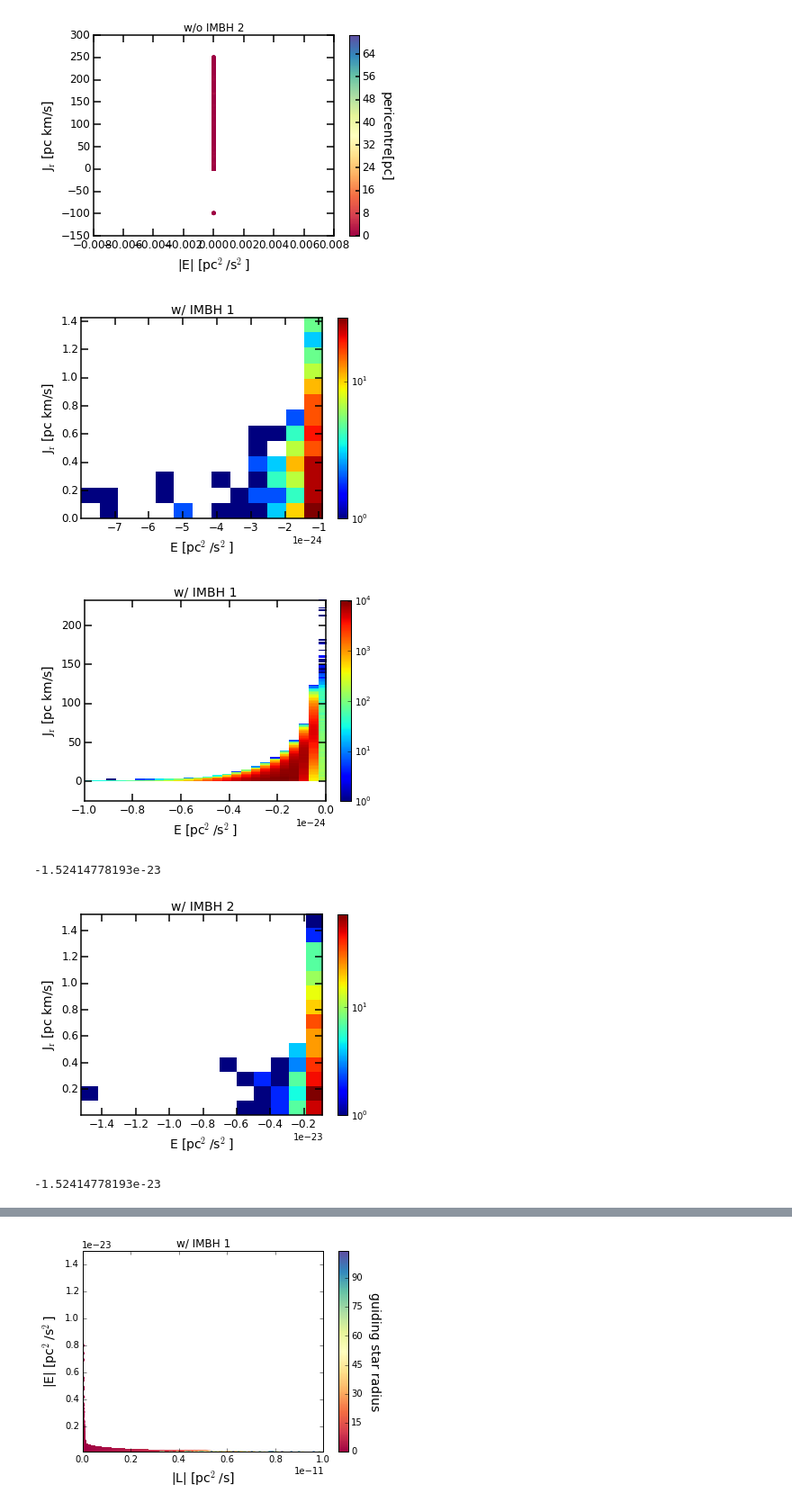
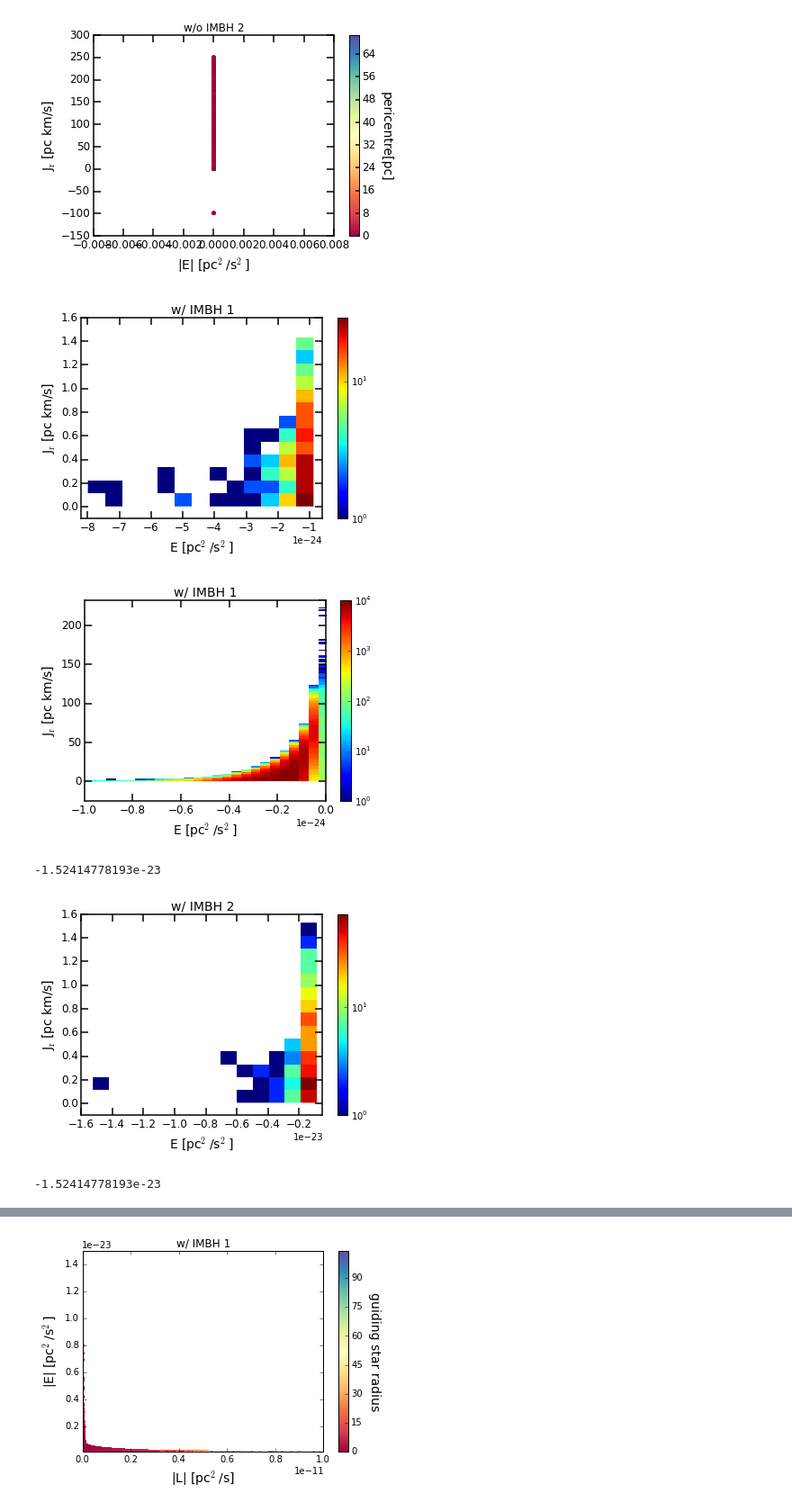
Before and after one commit to sophialilleengen/GC_actions, a Jupyter notebook: action_plots.ipynb, the cells around one changed output, grey strips where cells are left out. Shown at 90% size. Saved outputs shown, nothing was run; the diff lists cells and outputs as text; code cells hidden in the pictures.

```diff
--- a/action_plots.ipynb
+++ b/action_plots.ipynb
@@ -863,7 +873,8 @@ ax.set_xlabel('E [pc$^2$/s$^2$]',fontsize=14)
 ax.set_ylabel('J$_\mathrm{r}$ [pc km/s]',fontsize=14)
 ax.set_title('w/ IMBH 1',fontsize=14)
 #ax.set_ylim(-10,)
-#ax.set_xlim(right=0.3e-24)
+ax.set_xlim(-8.2e-24,-0.6e-24)
+ax.set_ylim(-0.1,1.6)
 
 ax.spines['top'].set_linewidth(1.5)
 ax.spines['right'].set_linewidth(1.5)
@@ -908,7 +919,8 @@ ax.set_xlabel('E [pc$^2$/s$^2$]',fontsize=14)
 ax.set_ylabel('J$_\mathrm{r}$ [pc km/s]',fontsize=14)
 ax.set_title('w/ IMBH 2',fontsize=14)
 #.set_ylim(-10,)
-#ax.set_xlim(-1.6e-23,5e-25)
+ax.set_xlim(-1.6e-23,-5e-25)
+ax.set_ylim(-0.1,1.6)
 
 ax.spines['top'].set_linewidth(1.5)
 ax.spines['right'].set_linewidth(1.5)
@@ -932,7 +944,7 @@ ax.set_xlabel('E [pc$^2$/s$^2$]',fontsize=14)
 ax.set_ylabel('J$_\mathrm{r}$ [pc km/s]',fontsize=14)
 ax.set_title('w/ IMBH 2',fontsize=14)
 ax.set_ylim(-10,)
-ax.set_xlim(-0.2e-23,5e-25)
+ax.set_xlim(-0.2e-23,-5e-25)
 
 ax.spines['top'].set_linewidth(1.5)
 ax.spines['right'].set_linewidth(1.5)
@@ -959,35 +971,35 @@ ax.spines['top'].set_linewidth(1.5)
 ax.spines['right'].set_linewidth(1.5)
 ax.spines['bottom'].set_linewidth(1.5)
 ax.spines['left'].set_linewidth(1.5)
 ax.tick_params(length=8,width=1.5,labelsize=12)
 ax.tick_params(which='minor',length=4,width=1.5)
 fig.colorbar(cax[3],ax=ax)
 fig.savefig('../Bachelorarbeit-Entwurf/Plots/E_J_r_hist_noIMBH1.pdf',format='pdf',bbox_inches='tight')
 plt.show()
 
 ### noIMBH 2 ###
 fig=plt.figure()
 ax=fig.add_subplot(111)
 cax=ax.hist2d(E_wo_2,J_r_wo_2,bins=100,norm=LogNorm())
 ax.set_xlabel('E [pc$^2$/s$^2$]',fontsize=14)
 ax.set_ylabel('J$_\mathrm{r}$ [pc km/s]',fontsize=14)
 ax.set_title('w/o IMBH 2',fontsize=14)
 
 ax.set_ylim(-10,260)
 ax.set_xlim(-9e-25,0)
 ax.spines['top'].set_linewidth(1.5)
 ax.spines['right'].set_linewidth(1.5)
 ax.spines['bottom'].set_linewidth(1.5)
 ax.spines['left'].set_linewidth(1.5)
 
 ax.tick_params(length=8,width=1.5,labelsize=12)
 ax.tick_params(which='minor',length=4,width=1.5)
 fig.colorbar(cax[3],ax=ax)
 fig.savefig('../Bachelorarbeit-Entwurf/Plots/E_J_r_hist_noIMBH2.pdf',format='pdf',bbox_inches='tight')
 plt.show()
 # %% [output]
-[figure, old version]
+[figure, new version]
 [figure]
 -1.52414778193e-23
-[figure, old version]
+[figure, new version]
 -1.52414778193e-23
```
Also changed, not shown: parts of 5 cells of this notebook, 4 other files.
